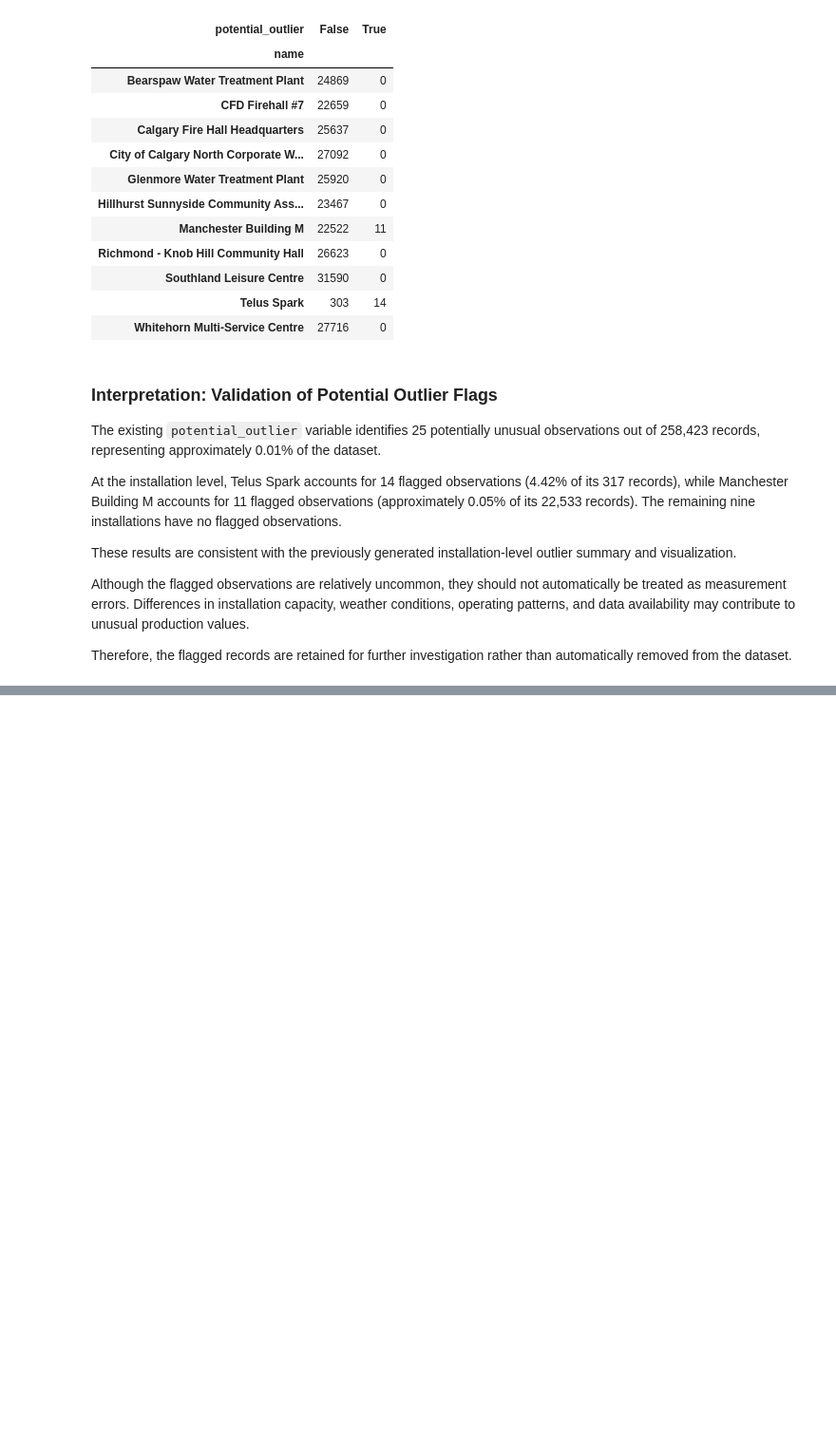
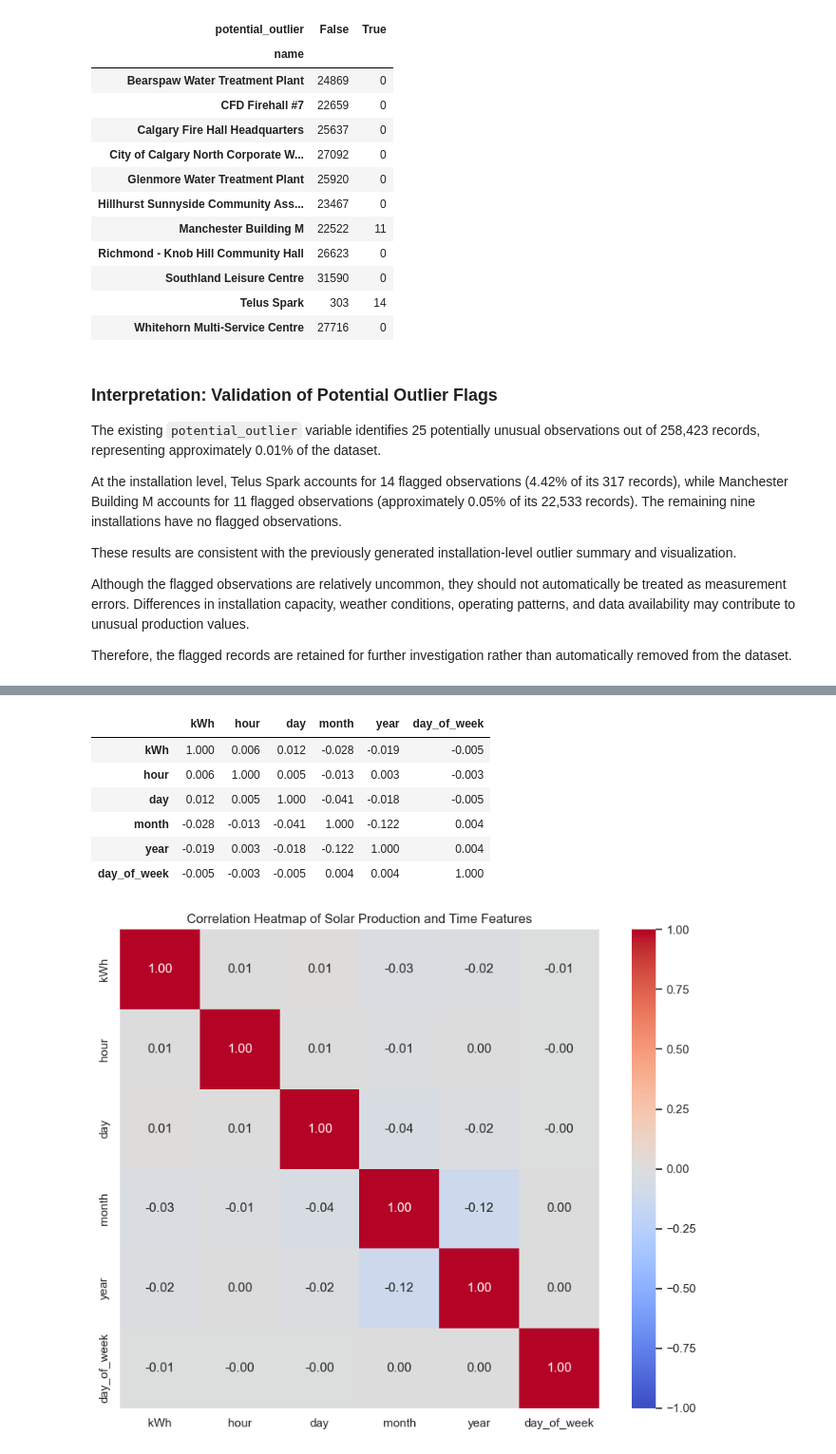
Before and after one commit to damisar/Solar-Energy-Production-Analysis, a Jupyter notebook: notebooks/solar_production_eda.ipynb, the cells around one changed output, grey strips where cells are left out. Shown at 95% size. Drawn from its saved outputs; the diff is of its cells as text; code cells hidden in the pictures; blank space fills up the shorter version.

Commit message:
Complete solar production correlation and relationship analysis

```diff
--- a/notebooks/solar_production_eda.ipynb
+++ b/notebooks/solar_production_eda.ipynb
@@ -3423,0 +3436,46 @@ Therefore, the flagged records are retained for further investigation rather tha
+# %%
+
+import matplotlib.pyplot as plt
+import seaborn as sns
+
+# Select numerical variables relevant to production
+correlation_columns = [
+    "kWh",
+    "hour",
+    "day",
+    "month",
+    "year",
+    "day_of_week"
+]
+
+# Calculate Pearson correlation coefficients
+correlation_matrix = df[correlation_columns].corr()
+
+display(correlation_matrix.round(3))
+
+# Visualize the correlation matrix
+plt.figure(figsize=(9, 7))
+
+sns.heatmap(
+    correlation_matrix,
+    annot=True,
+    fmt=".2f",
+    cmap="coolwarm",
+    center=0,
+    vmin=-1,
+    vmax=1,
+    square=True
+)
+
+plt.title("Correlation Heatmap of Solar Production and Time Features")
+plt.tight_layout()
+plt.show()
+# %% [output]
+|  | kWh | hour | day | month | year | day_of_week |
+| kWh | 1.000 | 0.006 | 0.012 | -0.028 | -0.019 | -0.005 |
+| hour | 0.006 | 1.000 | 0.005 | -0.013 | 0.003 | -0.003 |
+| day | 0.012 | 0.005 | 1.000 | -0.041 | -0.018 | -0.005 |
+| month | -0.028 | -0.013 | -0.041 | 1.000 | -0.122 | 0.004 |
+| year | -0.019 | 0.003 | -0.018 | -0.122 | 1.000 | 0.004 |
+| day_of_week | -0.005 | -0.003 | -0.005 | 0.004 | 0.004 | 1.000 |
+[figure, added]
```
Also changed, not shown: parts of 9 cells of this notebook.
